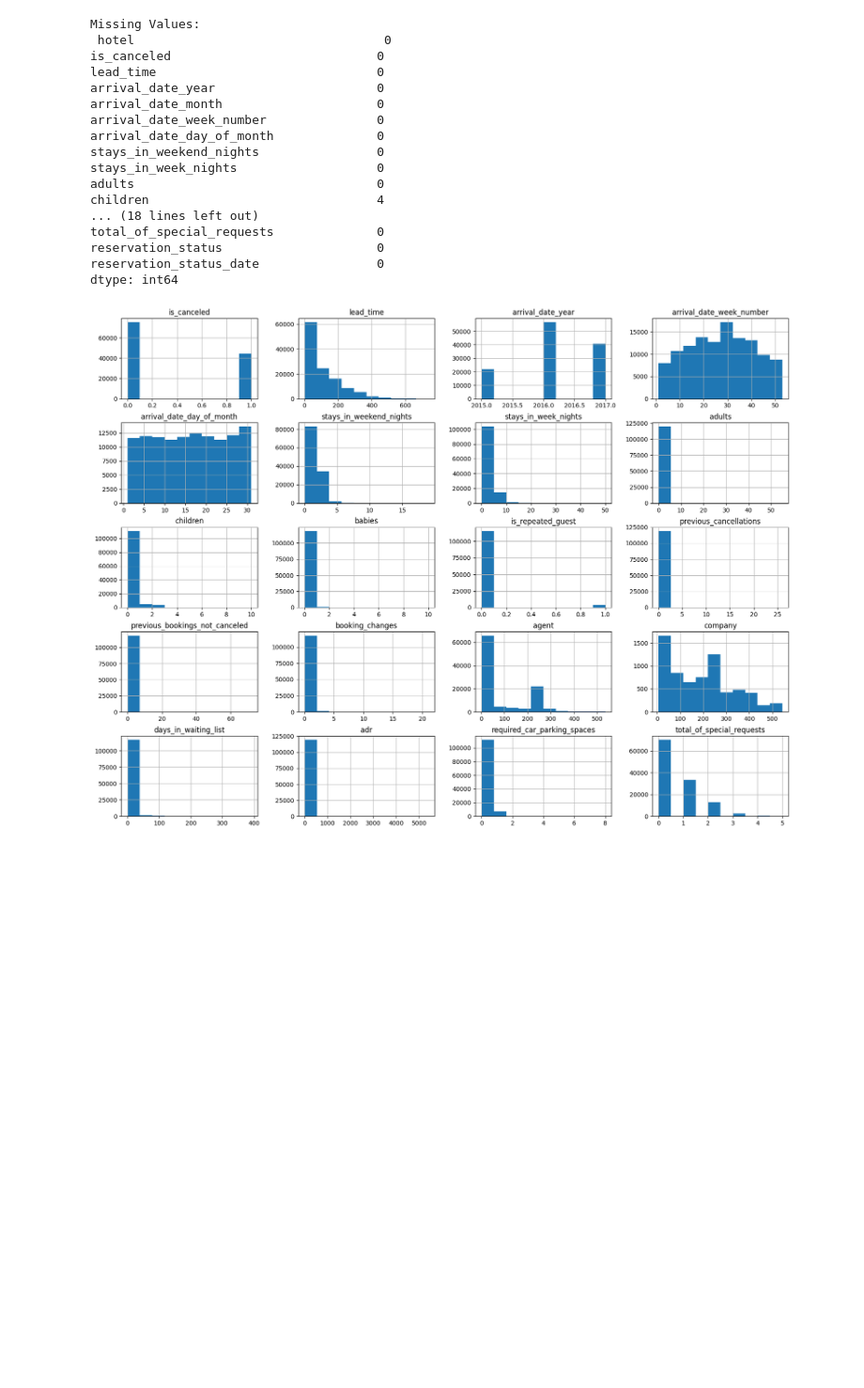
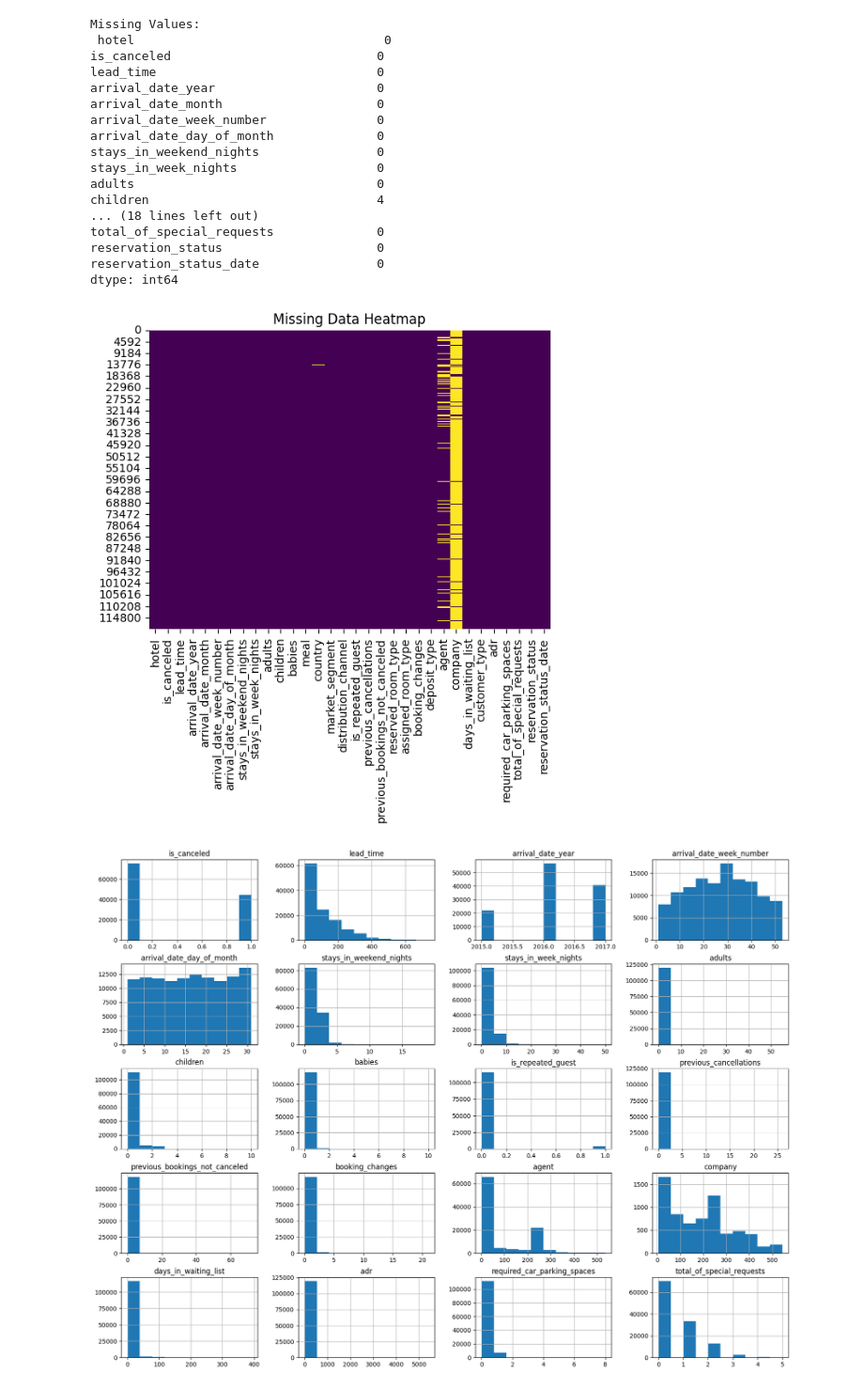
Before and after one commit to eman-asif/Data-Analysis-Project, a Jupyter notebook: HOTEL_BOOKING.ipynb, the cells around one changed output. Shown at 94% size. Drawn from its saved outputs; the diff is of its cells as text; code cells hidden in the pictures; blank space fills up the shorter version.

```diff
--- a/HOTEL_BOOKING.ipynb
+++ b/HOTEL_BOOKING.ipynb
@@ -87,6 +113,12 @@ total_of_special_requests              0
 reservation_status                     0
 reservation_status_date                0
 dtype: int64
+# %%
+sns.heatmap(data.isnull(), cbar=False, cmap='viridis')
+plt.title("Missing Data Heatmap")
+plt.show()
+# %% [output]
+[figure, added]
 # %%
 data.hist(figsize=(20, 15))
 plt.show()
```
Also changed, not shown: parts of 15 cells of this notebook, 1 other file.
